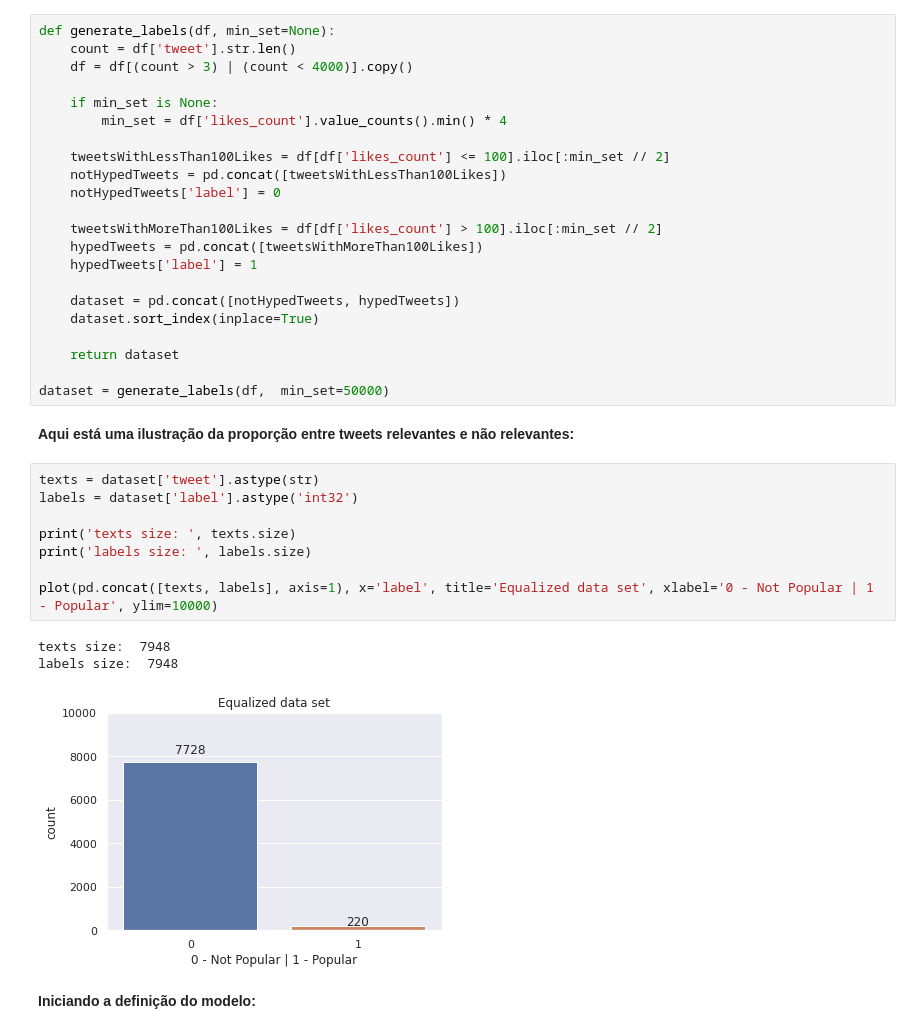
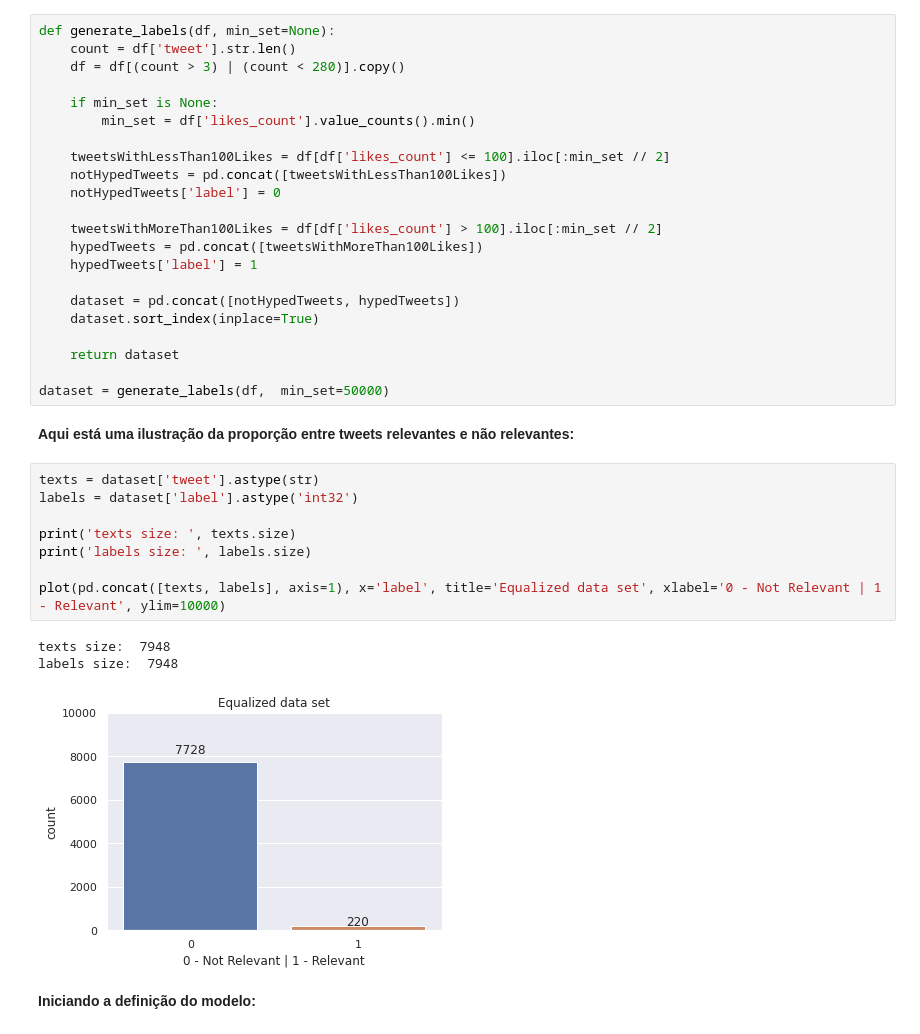
Before and after one commit to leohas/ai-project, a Jupyter notebook: Predição_de_relevância_de_tweets_sobre_o_resultado_do_julgamento_de_Johnny_Depp_x_Amber_Heard.ipynb, the cells around one changed output. Drawn from its saved outputs; the diff is of its cells as text.

```diff
--- a/Predição_de_relevância_de_tweets_sobre_o_resultado_do_julgamento_de_Johnny_Depp_x_Amber_Heard.ipynb
+++ b/Predição_de_relevância_de_tweets_sobre_o_resultado_do_julgamento_de_Johnny_Depp_x_Amber_Heard.ipynb
@@ -107,10 +107,10 @@ plot(df[:50])
 # %%
 def generate_labels(df, min_set=None):
     count = df['tweet'].str.len()
-    df = df[(count > 3) | (count < 4000)].copy()
+    df = df[(count > 3) | (count < 280)].copy()
 
     if min_set is None:
-        min_set = df['likes_count'].value_counts().min() * 4
+        min_set = df['likes_count'].value_counts().min()
 
     tweetsWithLessThan100Likes = df[df['likes_count'] <= 100].iloc[:min_set // 2]
     notHypedTweets = pd.concat([tweetsWithLessThan100Likes])
@@ -131,15 +131,15 @@ dataset = generate_labels(df,  min_set=50000)
 # %%
 texts = dataset['tweet'].astype(str)
 labels = dataset['label'].astype('int32')
 
 print('texts size: ', texts.size)
 print('labels size: ', labels.size)
 
-plot(pd.concat([texts, labels], axis=1), x='label', title='Equalized data set', xlabel='0 - Not Popular | 1 - Popular', ylim=10000)
+plot(pd.concat([texts, labels], axis=1), x='label', title='Equalized data set', xlabel='0 - Not Relevant | 1 - Relevant', ylim=10000)
 # %% [output]
 texts size:  7948
 labels size:  7948
-[figure, old version]
+[figure, new version]
 # %% [markdown]
 **Iniciando a definição do modelo:**
 # %%
```
Also changed, not shown: parts of 9 cells of this notebook.
